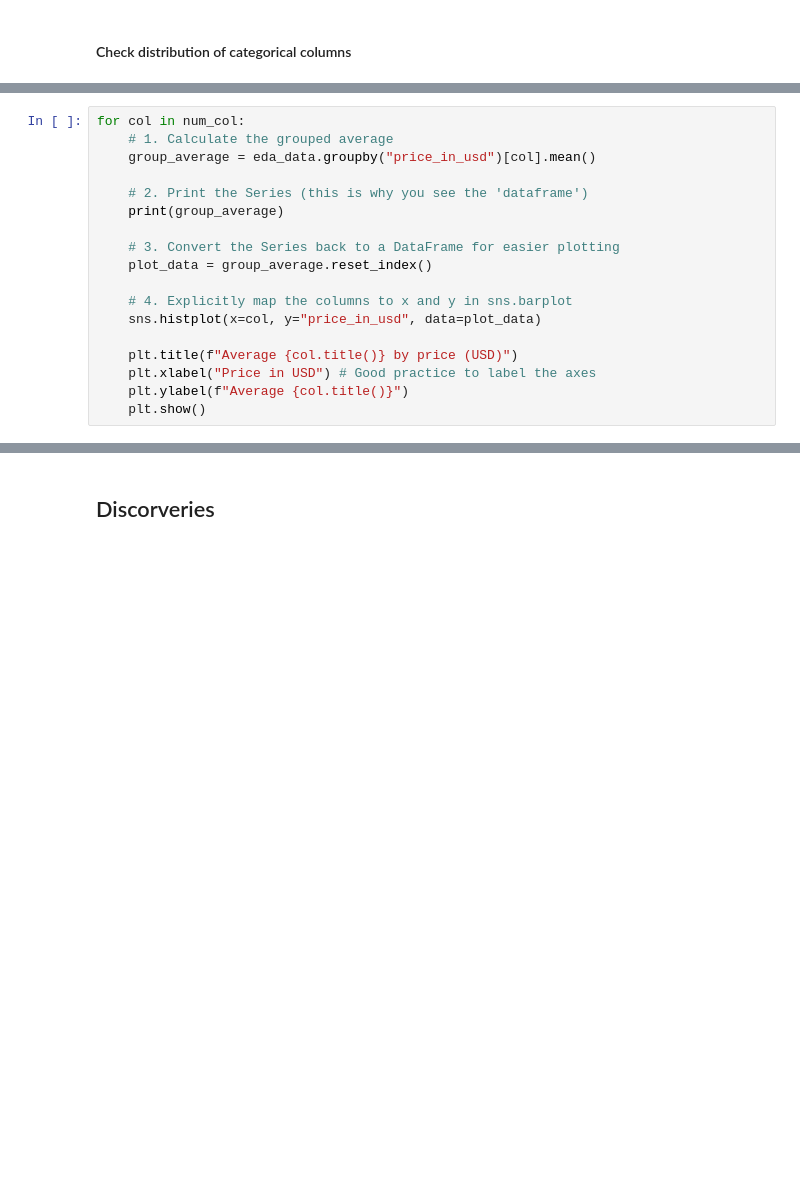
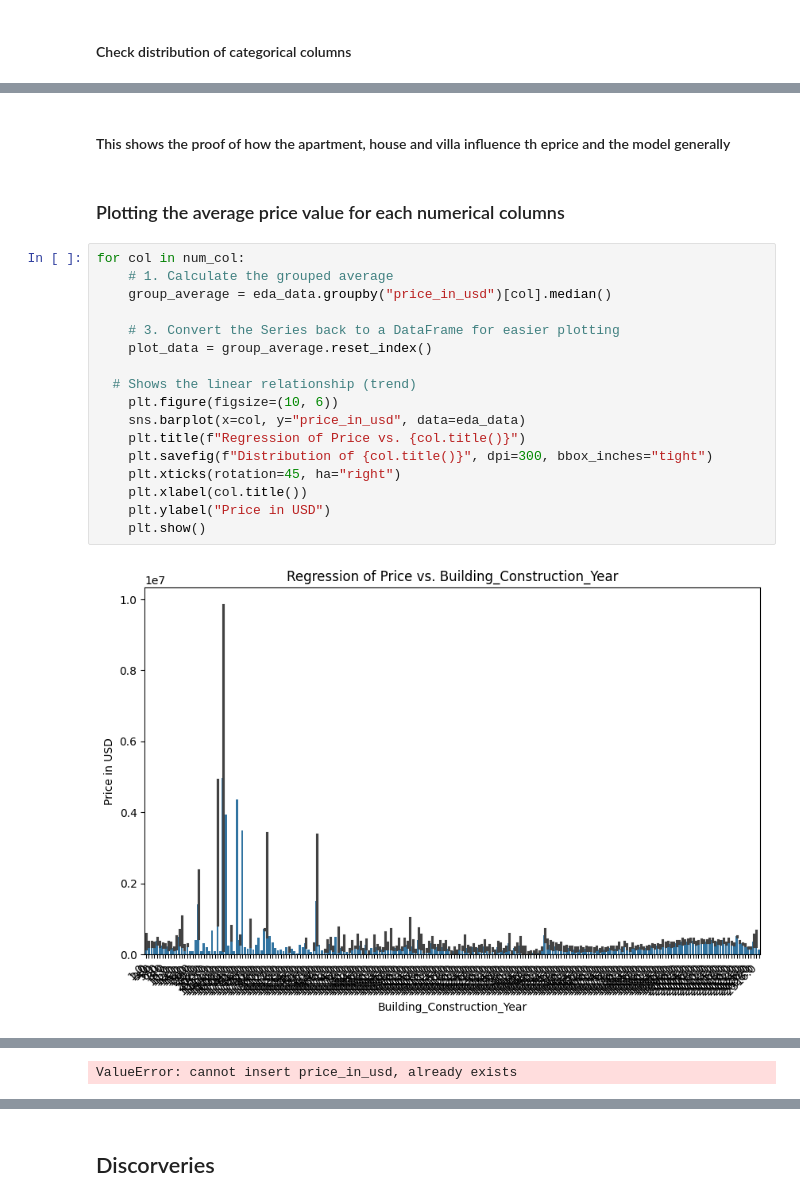
Before and after one commit to mon148/-Real-Estate-Prices-prediction-with-Machine-Learning-A-Global-Housing-Analysis, a Jupyter notebook: EDA.ipynb, the cells around one changed output, grey strips where cells are left out. Drawn from its saved outputs; the diff is of its cells as text; blank space fills up the shorter version.

```diff
--- a/EDA.ipynb
+++ b/EDA.ipynb
@@ -113,18 +222,23 @@ for col in cat_col:
+# %% [markdown]
+#### This shows the proof of how the apartment, house and villa influence th eprice and the model generally
+# %% [markdown]
+### Plotting the average price value for each numerical columns
 # %%
 for col in num_col:
     # 1. Calculate the grouped average
-    group_average = eda_data.groupby("price_in_usd")[col].mean()
-
-    # 2. Print the Series (this is why you see the 'dataframe')
-    print(group_average)
+    group_average = eda_data.groupby("price_in_usd")[col].median()
 
     # 3. Convert the Series back to a DataFrame for easier plotting
     plot_data = group_average.reset_index()
 
-    # 4. Explicitly map the columns to x and y in sns.barplot
-    sns.histplot(x=col, y="price_in_usd", data=plot_data)
-
-    plt.title(f"Average {col.title()} by price (USD)")
-    plt.xlabel("Price in USD") # Good practice to label the axes
-    plt.ylabel(f"Average {col.title()}")
+  # Shows the linear relationship (trend)
+    plt.figure(figsize=(10, 6))
+    sns.barplot(x=col, y="price_in_usd", data=eda_data)
+    plt.title(f"Regression of Price vs. {col.title()}")
+    plt.savefig(f"Distribution of {col.title()}", dpi=300, bbox_inches="tight")
+    plt.xticks(rotation=45, ha="right")
+    plt.xlabel(col.title())
+    plt.ylabel("Price in USD")
     plt.show()
+# %% [output]
+[figure, added]
@@ -130,0 +250 @@ for col in num_col:
+ValueError: cannot insert price_in_usd, already exists
```
Also changed, not shown: parts of 18 cells of this notebook, 3 other files.
